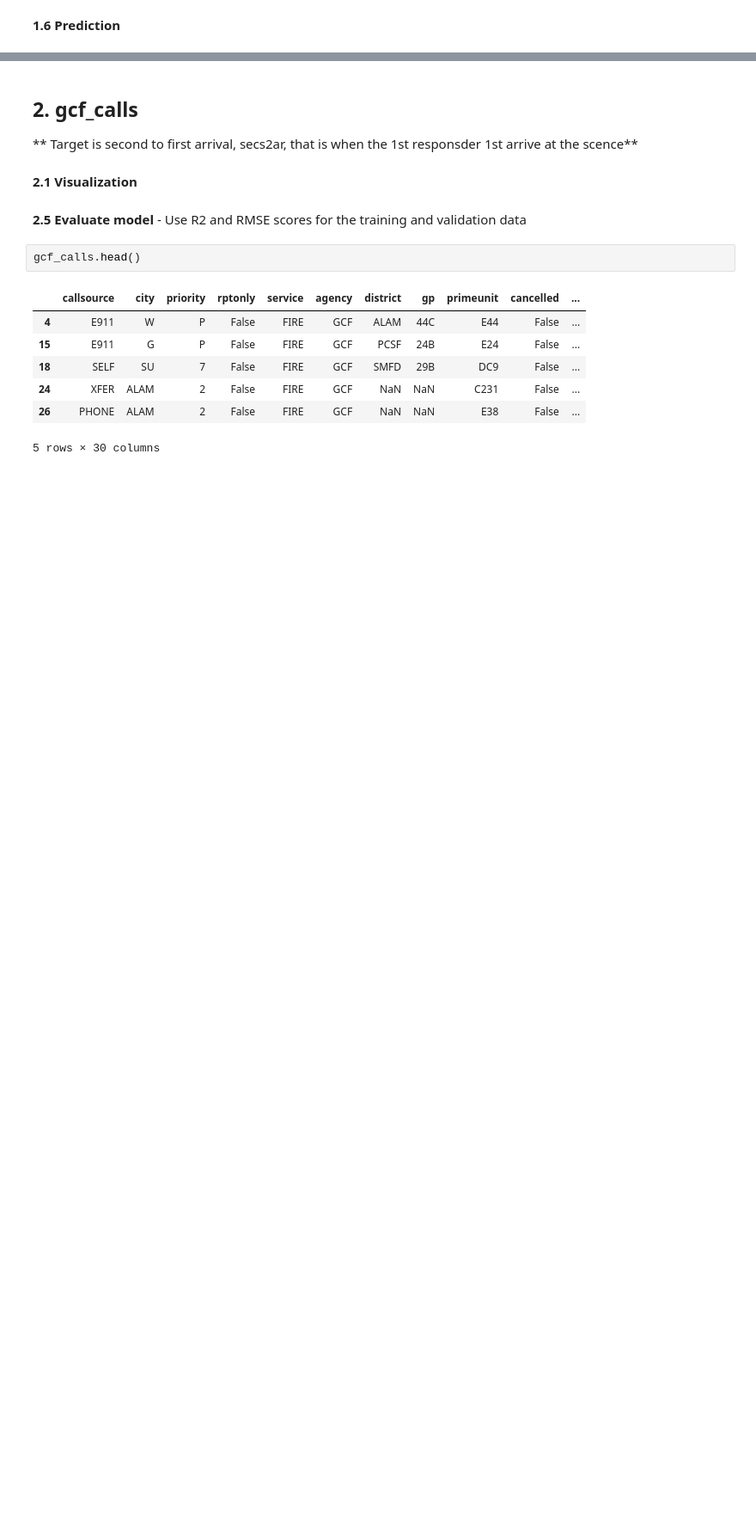
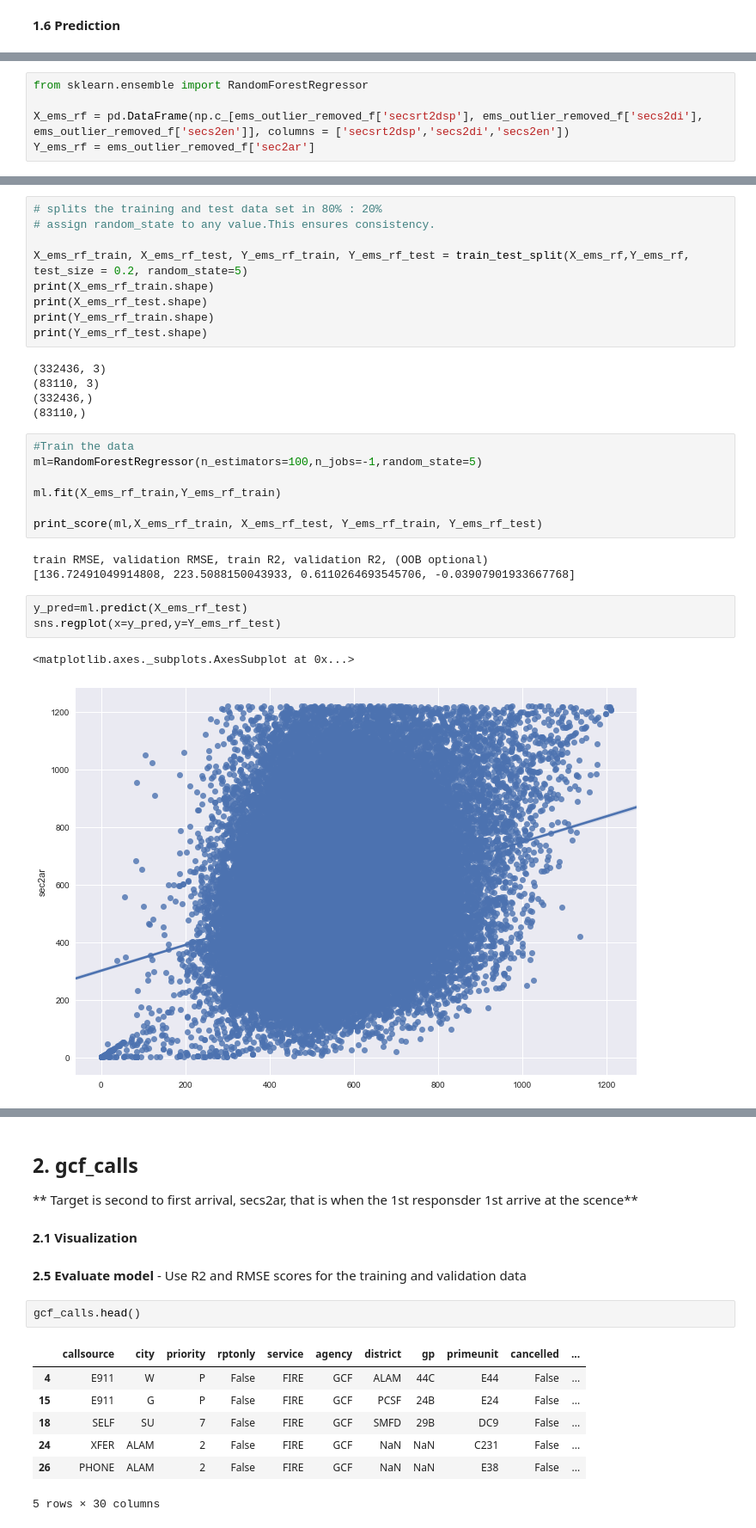
Before and after one commit to UNCG-CSE/Guilford_EMS, a Jupyter notebook: src/Nature_to _response time.ipynb, the cells around one changed output, grey strips where cells are left out. Shown at 86% size. Saved outputs shown, nothing was run; the diff lists cells and outputs as text; blank space fills up the shorter version.

```diff
--- a/src/Nature_to _response time.ipynb
+++ b/src/Nature_to _response time.ipynb
@@ -841,0 +1122,5 @@ Y_ems_pred.predict()
+# %%
+from sklearn.ensemble import RandomForestRegressor
+
+X_ems_rf = pd.DataFrame(np.c_[ems_outlier_removed_f['secsrt2dsp'], ems_outlier_removed_f['secs2di'], ems_outlier_removed_f['secs2en']], columns = ['secsrt2dsp','secs2di','secs2en'])
+Y_ems_rf = ems_outlier_removed_f['sec2ar']
@@ -841,0 +1137,30 @@ Y_ems_pred.predict()
+# %%
+# splits the training and test data set in 80% : 20%
+# assign random_state to any value.This ensures consistency.
+
+X_ems_rf_train, X_ems_rf_test, Y_ems_rf_train, Y_ems_rf_test = train_test_split(X_ems_rf,Y_ems_rf, test_size = 0.2, random_state=5)
+print(X_ems_rf_train.shape)
+print(X_ems_rf_test.shape)
+print(Y_ems_rf_train.shape)
+print(Y_ems_rf_test.shape)
+# %% [output]
+(332436, 3)
+(83110, 3)
+(332436,)
+(83110,)
+# %%
+#Train the data
+ml=RandomForestRegressor(n_estimators=100,n_jobs=-1,random_state=5)
+
+ml.fit(X_ems_rf_train,Y_ems_rf_train)
+
+print_score(ml,X_ems_rf_train, X_ems_rf_test, Y_ems_rf_train, Y_ems_rf_test)
+# %% [output]
+train RMSE, validation RMSE, train R2, validation R2, (OOB optional)
+[136.72491049914808, 223.5088150043933, 0.6110264693545706, -0.03907901933667768]
+# %%
+y_pred=ml.predict(X_ems_rf_test)
+sns.regplot(x=y_pred,y=Y_ems_rf_test)
+# %% [output]
+<matplotlib.axes._subplots.AxesSubplot at 0x...>
+[figure, added]
```
Also changed, not shown: parts of 56 cells of this notebook.
